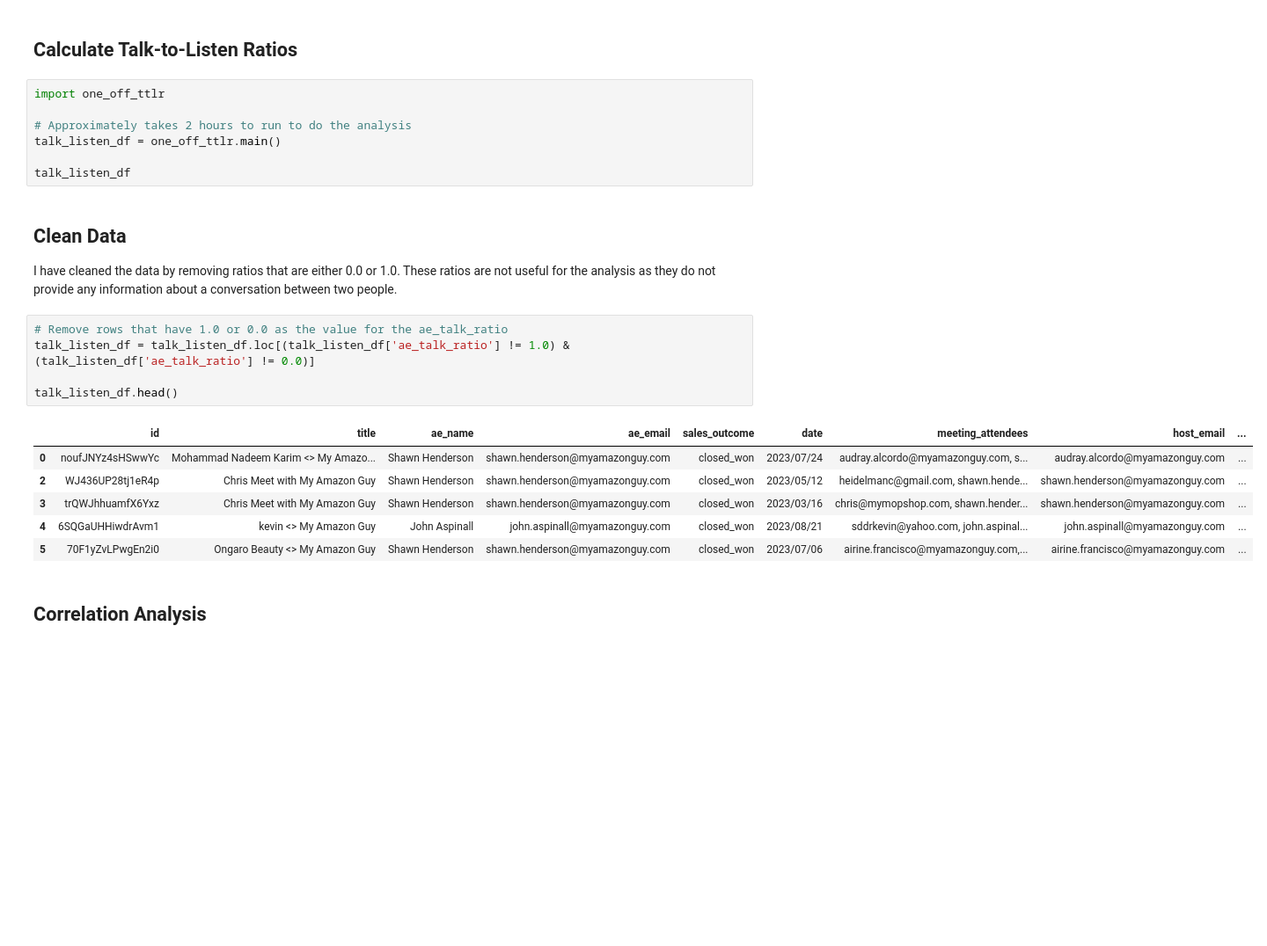
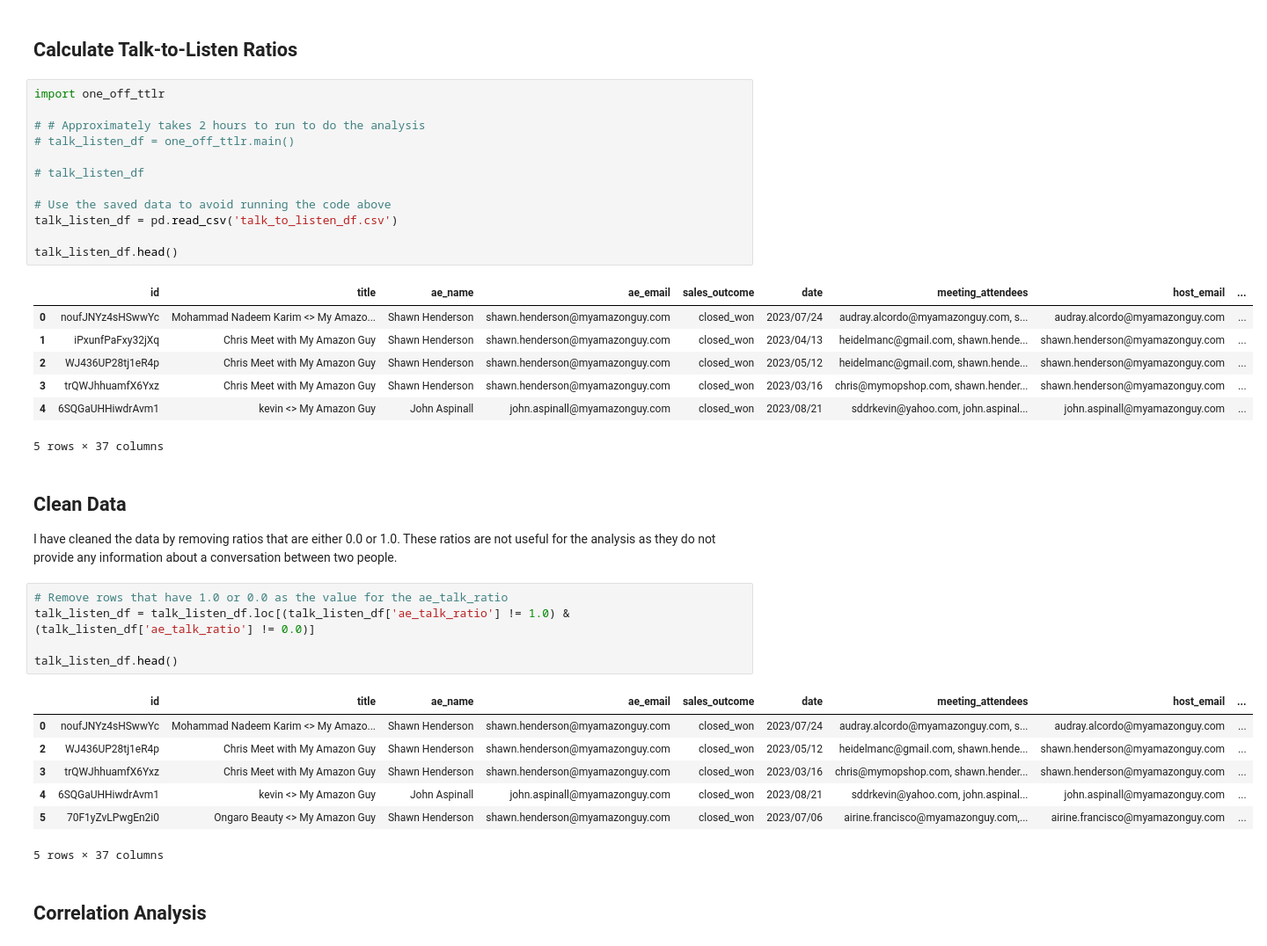
Before and after one commit to MyamazonguyGithub/sales-meetings-report, a Jupyter notebook: talk_to_listen_ratio.ipynb, the cells around one changed output. Shown at 88% size. Drawn from its saved outputs; the diff is of its cells as text; blank space fills up the shorter version.

```diff
--- a/talk_to_listen_ratio.ipynb
+++ b/talk_to_listen_ratio.ipynb
@@ -8,10 +15,23 @@
 # %%
 import one_off_ttlr
 
-# Approximately takes 2 hours to run to do the analysis
-talk_listen_df = one_off_ttlr.main()
+# # Approximately takes 2 hours to run to do the analysis
+# talk_listen_df = one_off_ttlr.main()
 
-talk_listen_df
+# talk_listen_df
+
+# Use the saved data to avoid running the code above
+talk_listen_df = pd.read_csv('talk_to_listen_df.csv')
+
+talk_listen_df.head()
+# %% [output]
+|  | id | title | ae_name | ae_email | sales_outcome | date | meeting_attendees | host_email | ... |
+| 0 | noufJNYz4sHSwwYc | Mohammad Nadeem Karim <> My Amazo... | Shawn Henderson | shawn.henderson@myamazonguy.com | closed_won | 2023/07/24 | audray.alcordo@myamazonguy.com, s... | audray.alcordo@myamazonguy.com | ... |
+| 1 | iPxunfPaFxy32jXq | Chris Meet with My Amazon Guy | Shawn Henderson | shawn.henderson@myamazonguy.com | closed_won | 2023/04/13 | heidelmanc@gmail.com, shawn.hende... | shawn.henderson@myamazonguy.com | ... |
+| 2 | WJ436UP28tj1eR4p | Chris Meet with My Amazon Guy | Shawn Henderson | shawn.henderson@myamazonguy.com | closed_won | 2023/05/12 | heidelmanc@gmail.com, shawn.hende... | shawn.henderson@myamazonguy.com | ... |
+| 3 | trQWJhhuamfX6Yxz | Chris Meet with My Amazon Guy | Shawn Henderson | shawn.henderson@myamazonguy.com | closed_won | 2023/03/16 | chris@mymopshop.com, shawn.hender... | shawn.henderson@myamazonguy.com | ... |
+| 4 | 6SQGaUHHiwdrAvm1 | kevin <> My Amazon Guy | John Aspinall | john.aspinall@myamazonguy.com | closed_won | 2023/08/21 | sddrkevin@yahoo.com, john.aspinal... | john.aspinall@myamazonguy.com | ... |
+5 rows × 37 columns
 # %% [markdown]
 ## Clean Data
 I have cleaned the data by removing ratios that are either 0.0 or 1.0. These ratios are not useful for the analysis as they do not provide any information about a conversation between two people.
@@ -27,6 +47,7 @@ talk_listen_df.head()
 | 3 | trQWJhhuamfX6Yxz | Chris Meet with My Amazon Guy | Shawn Henderson | shawn.henderson@myamazonguy.com | closed_won | 2023/03/16 | chris@mymopshop.com, shawn.hender... | shawn.henderson@myamazonguy.com | ... |
 | 4 | 6SQGaUHHiwdrAvm1 | kevin <> My Amazon Guy | John Aspinall | john.aspinall@myamazonguy.com | closed_won | 2023/08/21 | sddrkevin@yahoo.com, john.aspinal... | john.aspinall@myamazonguy.com | ... |
 | 5 | 70F1yZvLPwgEn2i0 | Ongaro Beauty <> My Amazon Guy | Shawn Henderson | shawn.henderson@myamazonguy.com | closed_won | 2023/07/06 | airine.francisco@myamazonguy.com,... | airine.francisco@myamazonguy.com | ... |
+5 rows × 37 columns
 # %% [markdown]
 ## Correlation Analysis
 # %%
```
Also changed, not shown: parts of 6 cells of this notebook, 1 other file.
